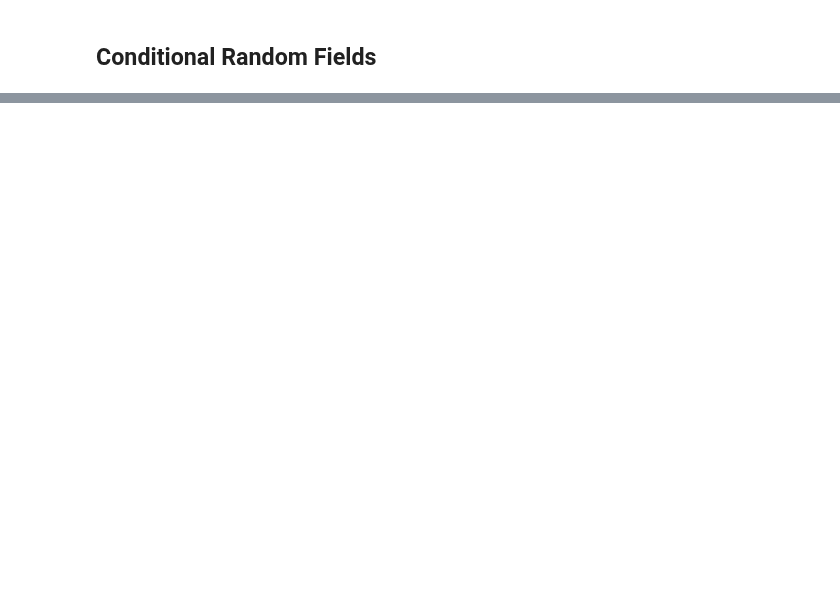
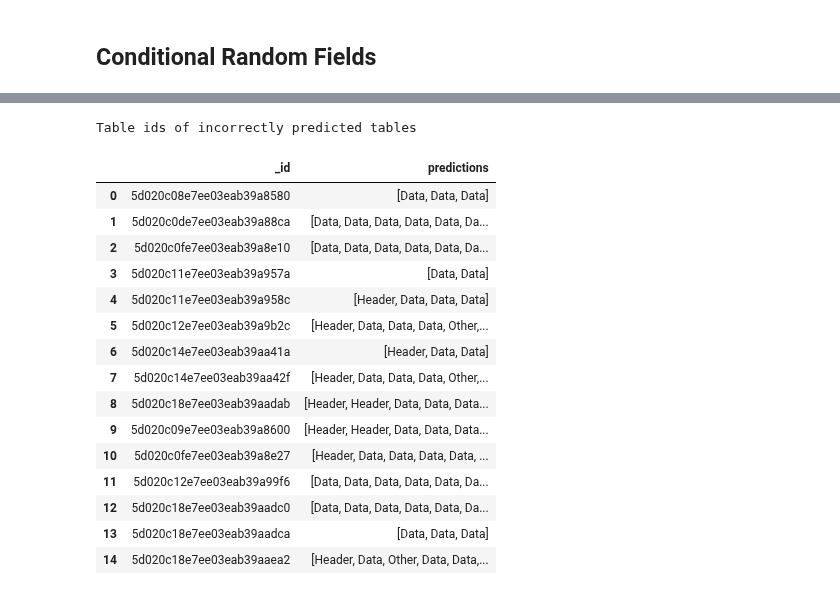
Before and after one commit to RichStone/web-tables-header-detection, a Jupyter notebook: Notebooks/Table Header Detection.ipynb, the cells around one changed output, grey strips where cells are left out. Saved outputs shown, nothing was run; the diff lists cells and outputs as text; code cells hidden in the pictures; blank space fills up the shorter version.

```diff
--- a/Notebooks/Table Header Detection.ipynb
+++ b/Notebooks/Table Header Detection.ipynb
@@ -734,0 +826,19 @@ print(classification_report(
+# %%
+def getWronglyPredicted(table):
+    incorrect = []
+    for rowIndex, label in enumerate(table['annotations']):
+        if(label != table['predictions'][rowIndex]):
+            incorrect.append({
+                'annotated': label,
+                'predicted': table['predictions'][rowIndex]
+            })
+    return incorrect
+
+def getCorrectlyPredictedCount(table):
+    return len(table['annotations']) - table['predictedIncorrectlyCount']
+
+def isWholeTableCorrectlyPredicted(table):
+    return table['predictedCorrectlyCount'] == len(table['annotations'])
+
+def getIncorrectlyPredictedCount(table):
+    return len(table['wronglyPredicted'])
@@ -734,0 +932,22 @@ print(classification_report(
+# %%
+print('Table ids of incorrectly predicted tables')
+pd.set_option('display.max_colwidth', -1)
+incorrectPredictedTables[['_id', 'predictions']]
+# %% [output]
+Table ids of incorrectly predicted tables
+|  | _id | predictions |
+| 0 | 5d020c08e7ee03eab39a8580 | [Data, Data, Data] |
+| 1 | 5d020c0de7ee03eab39a88ca | [Data, Data, Data, Data, Data, Da... |
+| 2 | 5d020c0fe7ee03eab39a8e10 | [Data, Data, Data, Data, Data, Da... |
+| 3 | 5d020c11e7ee03eab39a957a | [Data, Data] |
+| 4 | 5d020c11e7ee03eab39a958c | [Header, Data, Data, Data] |
+| 5 | 5d020c12e7ee03eab39a9b2c | [Header, Data, Data, Data, Other,... |
+| 6 | 5d020c14e7ee03eab39aa41a | [Header, Data, Data] |
+| 7 | 5d020c14e7ee03eab39aa42f | [Header, Data, Data, Data, Other,... |
+| 8 | 5d020c18e7ee03eab39aadab | [Header, Header, Data, Data, Data... |
+| 9 | 5d020c09e7ee03eab39a8600 | [Header, Header, Data, Data, Data... |
+| 10 | 5d020c0fe7ee03eab39a8e27 | [Header, Data, Data, Data, Data, ... |
+| 11 | 5d020c12e7ee03eab39a99f6 | [Data, Data, Data, Data, Data, Da... |
+| 12 | 5d020c18e7ee03eab39aadc0 | [Data, Data, Data, Data, Data, Da... |
+| 13 | 5d020c18e7ee03eab39aadca | [Data, Data, Data] |
+| 14 | 5d020c18e7ee03eab39aaea2 | [Header, Data, Other, Data, Data,... |
```
Also changed, not shown: parts of 21 cells of this notebook, 1 other file.
